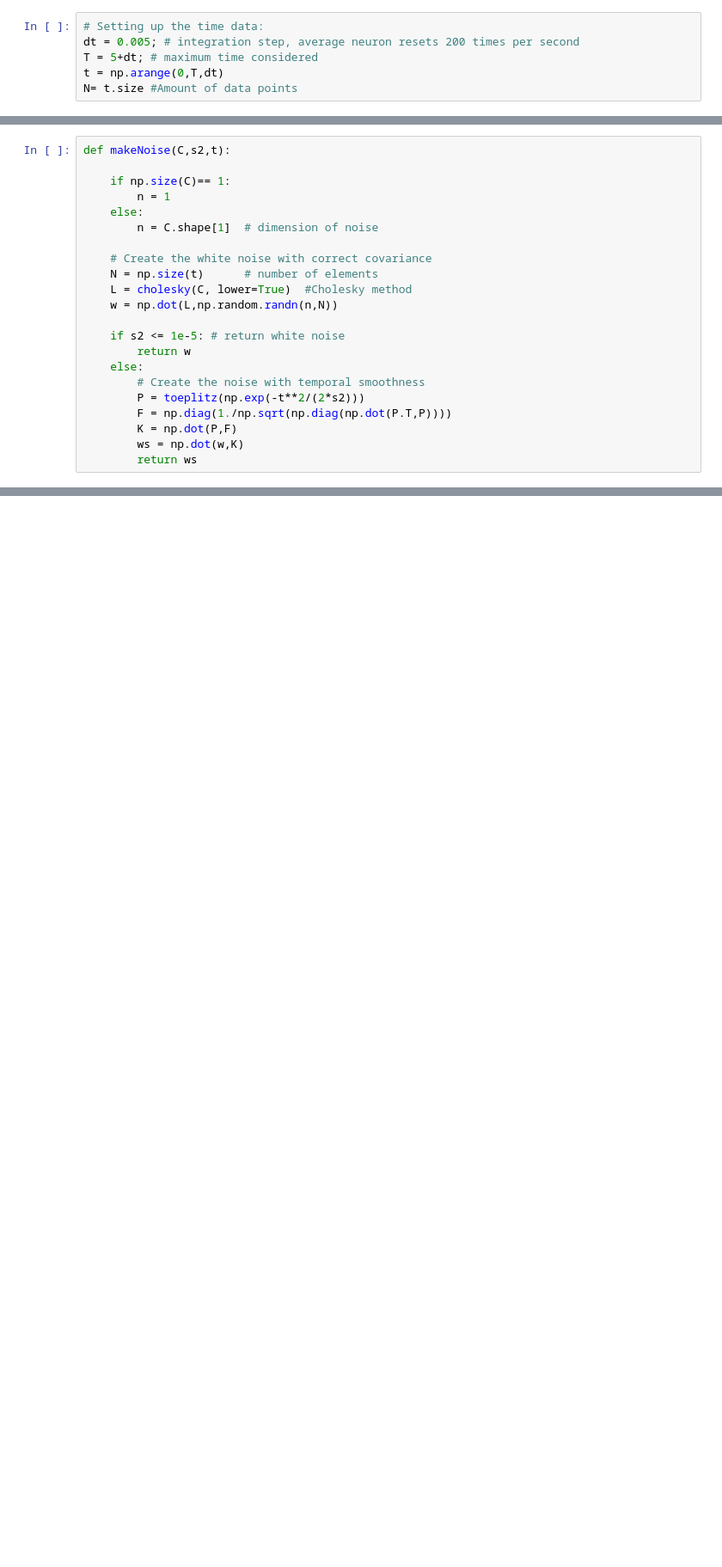
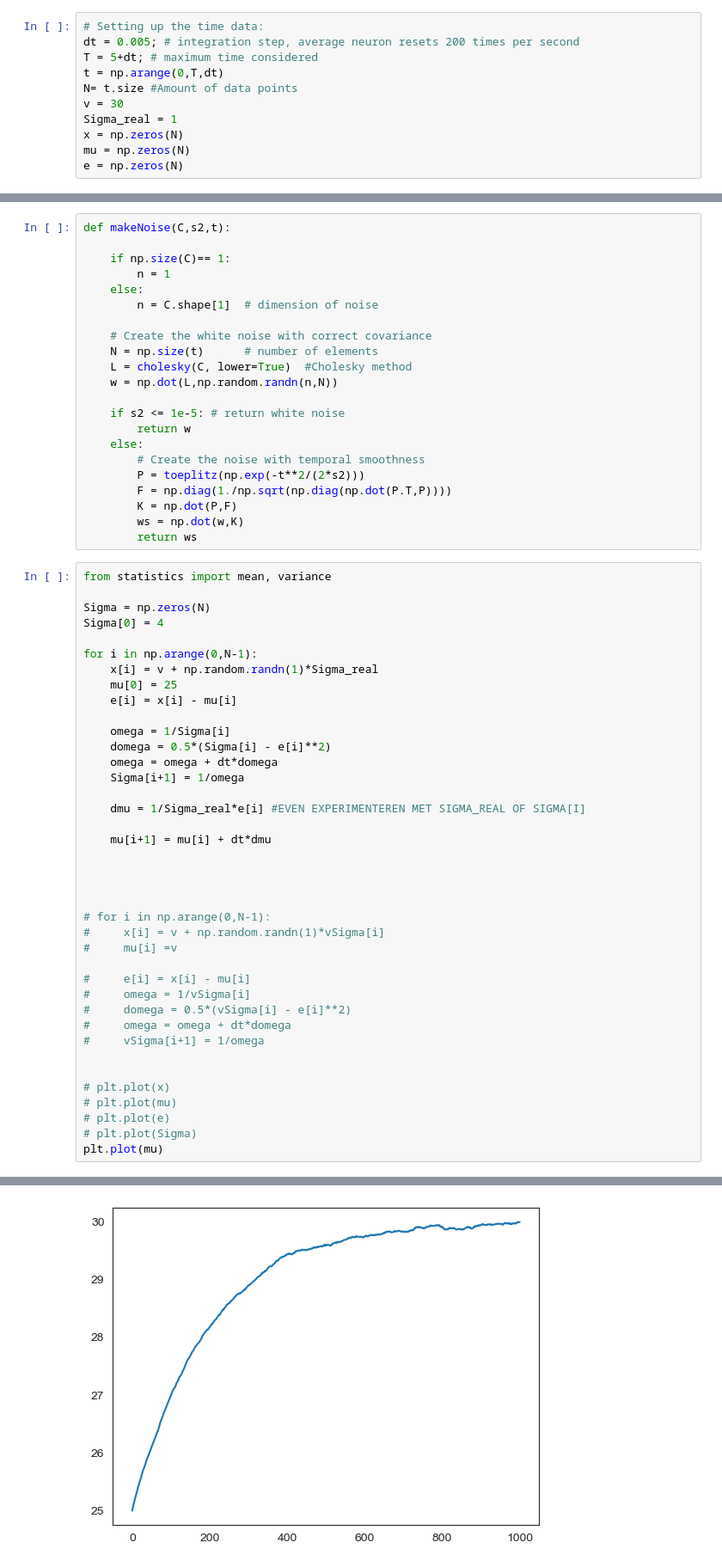
Before and after one commit to sebastiaan116/Affective-Active-Inference, a Jupyter notebook: Noise_test.ipynb, the cells around one changed output, grey strips where cells are left out. Shown at 86% size. Saved outputs shown, nothing was run; the diff lists cells and outputs as text; blank space fills up the shorter version.

```diff
--- a/Noise_test.ipynb
+++ b/Noise_test.ipynb
@@ -18,3 +18,8 @@ dt = 0.005; # integration step, average neuron resets 200 times per second
 T = 5+dt; # maximum time considered
 t = np.arange(0,T,dt)
 N= t.size #Amount of data points
+v = 30
+Sigma_real = 1
+x = np.zeros(N)
+mu = np.zeros(N)
+e = np.zeros(N)
@@ -40,3 +49,43 @@ def makeNoise(C,s2,t):
         K = np.dot(P,F)
         ws = np.dot(w,K)
         return ws
+# %%
+from statistics import mean, variance
+
+Sigma = np.zeros(N)
+Sigma[0] = 4
+
+for i in np.arange(0,N-1):
+    x[i] = v + np.random.randn(1)*Sigma_real
+    mu[0] = 25
+    e[i] = x[i] - mu[i]
+
+    omega = 1/Sigma[i]
+    domega = 0.5*(Sigma[i] - e[i]**2)
+    omega = omega + dt*domega
+    Sigma[i+1] = 1/omega
+
+    dmu = 1/Sigma_real*e[i] #EVEN EXPERIMENTEREN MET SIGMA_REAL OF SIGMA[I]
+
+    mu[i+1] = mu[i] + dt*dmu
+
+
+
+
+# for i in np.arange(0,N-1):
+#     x[i] = v + np.random.randn(1)*vSigma[i]
+#     mu[i] =v
+
+#     e[i] = x[i] - mu[i]
+#     omega = 1/vSigma[i]
+#     domega = 0.5*(vSigma[i] - e[i]**2)
+#     omega = omega + dt*domega
+#     vSigma[i+1] = 1/omega
+
+
+# plt.plot(x)
+# plt.plot(mu)
+# plt.plot(e)
+# plt.plot(Sigma)
+plt.plot(mu)
+# %% [output]
@@ -42,0 +93 @@ def makeNoise(C,s2,t):
+[figure, added]
```
Also changed, not shown: parts of 4 cells of this notebook, 1 other file.
